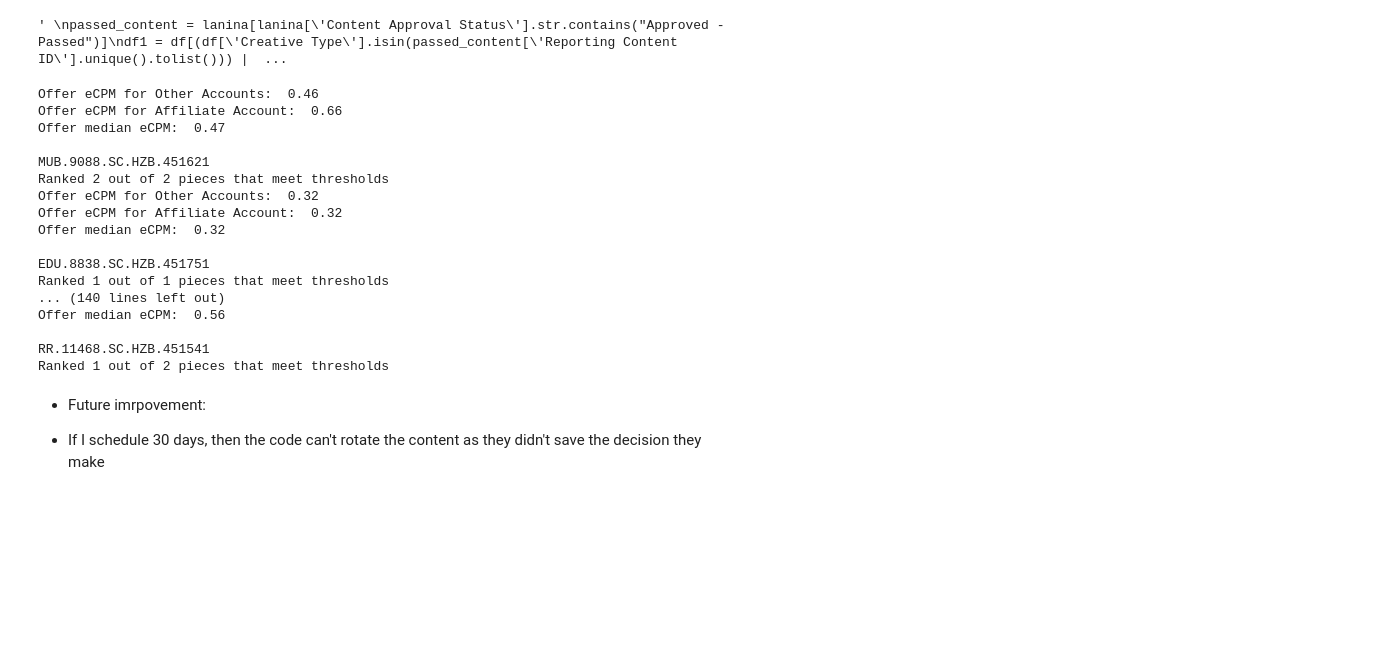
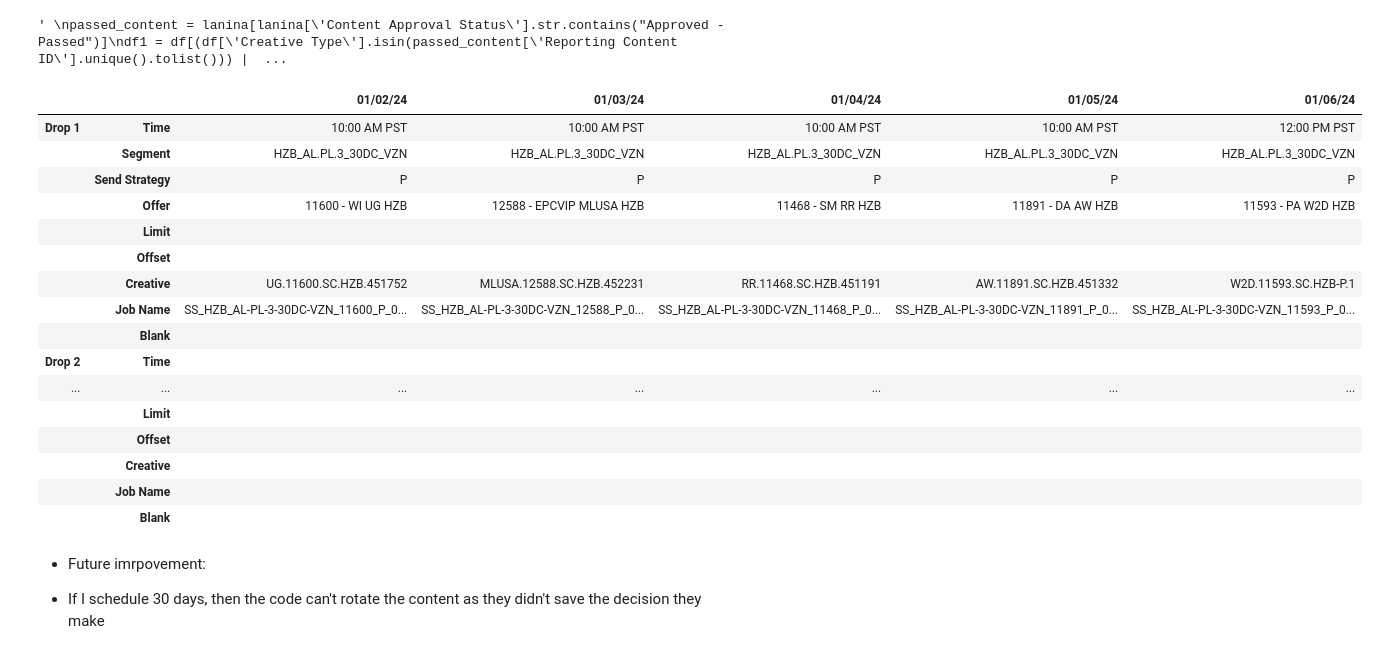
Before and after one commit to RXMG/SMS_Report, a Jupyter notebook: automation/sms_content_scheduling_report.ipynb, the cells around one changed output. Cells and saved outputs as stored; diff of their text form; code cells hidden in the pictures; blank space fills up the shorter version.

```diff
--- a/automation/sms_content_scheduling_report.ipynb
+++ b/automation/sms_content_scheduling_report.ipynb
@@ -398,28 +401,28 @@ def content_schedule(sc_dppub_affiliate, days_ahead, update_bool = False):
         else:
             return write_df
 # %%
-sc_dppub_affiliate = "HZB_TLG.PL_461768"
+sc_dppub_affiliate = "HZB_AL.PL.3_461838"
 days_ahead = 30
-update_bool = True
+update_bool = False
 content_schedule(sc_dppub_affiliate,days_ahead, update_bool)
 # %% [output]
-Offer eCPM for Other Accounts:  0.46
-Offer eCPM for Affiliate Account:  0.66
-Offer median eCPM:  0.47
-
-MUB.9088.SC.HZB.451621
-Ranked 2 out of 2 pieces that meet thresholds
-Offer eCPM for Other Accounts:  0.32
-Offer eCPM for Affiliate Account:  0.32
-Offer median eCPM:  0.32
-
-EDU.8838.SC.HZB.451751
-Ranked 1 out of 1 pieces that meet thresholds
-... (140 lines left out)
-Offer median eCPM:  0.56
-
-RR.11468.SC.HZB.451541
-Ranked 1 out of 2 pieces that meet thresholds
+|  |  | 01/02/24 | 01/03/24 | 01/04/24 | 01/05/24 | 01/06/24 |
+| Drop 1 | Time | 10:00 AM PST | 10:00 AM PST | 10:00 AM PST | 10:00 AM PST | 12:00 PM PST |
+|  | Segment | HZB_AL.PL.3_30DC_VZN | HZB_AL.PL.3_30DC_VZN | HZB_AL.PL.3_30DC_VZN | HZB_AL.PL.3_30DC_VZN | HZB_AL.PL.3_30DC_VZN |
+|  | Send Strategy | P | P | P | P | P |
+|  | Offer | 11600 - WI UG HZB | 12588 - EPCVIP MLUSA HZB | 11468 - SM RR HZB | 11891 - DA AW HZB | 11593 - PA W2D HZB |
+|  | Limit |  |  |  |  |  |
+|  | Offset |  |  |  |  |  |
+|  | Creative | UG.11600.SC.HZB.451752 | MLUSA.12588.SC.HZB.452231 | RR.11468.SC.HZB.451191 | AW.11891.SC.HZB.451332 | W2D.11593.SC.HZB-P.1 |
+|  | Job Name | SS_HZB_AL-PL-3-30DC-VZN_11600_P_0... | SS_HZB_AL-PL-3-30DC-VZN_12588_P_0... | SS_HZB_AL-PL-3-30DC-VZN_11468_P_0... | SS_HZB_AL-PL-3-30DC-VZN_11891_P_0... | SS_HZB_AL-PL-3-30DC-VZN_11593_P_0... |
+|  | Blank |  |  |  |  |  |
+| Drop 2 | Time |  |  |  |  |  |
+| ... | ... | ... | ... | ... | ... | ... |
+|  | Limit |  |  |  |  |  |
+|  | Offset |  |  |  |  |  |
+|  | Creative |  |  |  |  |  |
+|  | Job Name |  |  |  |  |  |
+|  | Blank |  |  |  |  |  |
 # %% [markdown]
 + Future imrpovement:
 - If I schedule 30 days, then the code can't rotate the content as they didn't save the decision they make
```
Also changed, not shown: parts of 4 cells of this notebook.
